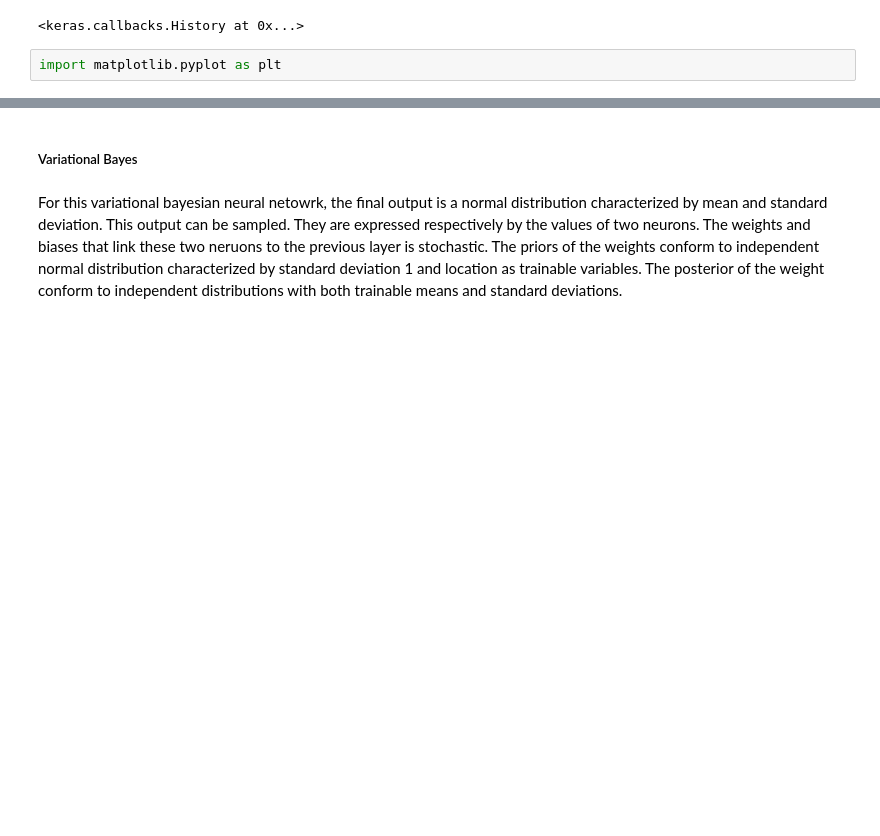
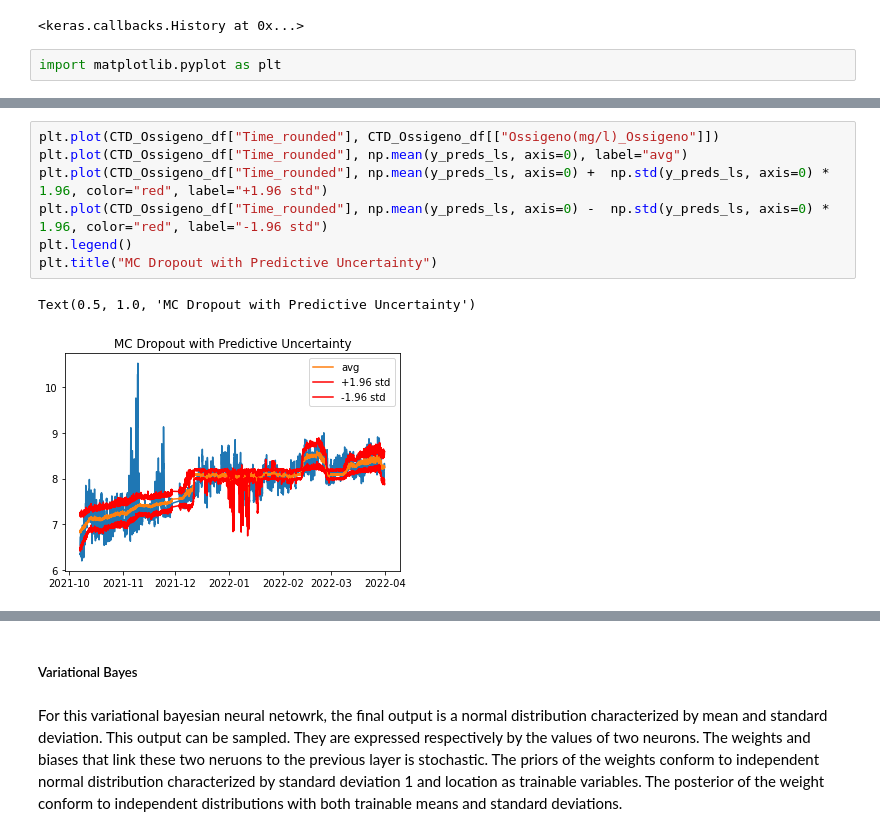
Before and after one commit to Multifaceted/Marine, a Jupyter notebook: Variational with Comments.ipynb, the cells around one changed output, grey strips where cells are left out. Drawn from its saved outputs; the diff is of its cells as text; blank space fills up the shorter version.

```diff
--- a/Variational with Comments.ipynb
+++ b/Variational with Comments.ipynb
@@ -375,0 +343,10 @@ Input1 <- layer_input ( shape = c (1) , dtype = ’ float32 ’, name =’ Input
+# %%
+plt.plot(CTD_Ossigeno_df["Time_rounded"], CTD_Ossigeno_df[["Ossigeno(mg/l)_Ossigeno"]])
+plt.plot(CTD_Ossigeno_df["Time_rounded"], np.mean(y_preds_ls, axis=0), label="avg")
+plt.plot(CTD_Ossigeno_df["Time_rounded"], np.mean(y_preds_ls, axis=0) +  np.std(y_preds_ls, axis=0) * 1.96, color="red", label="+1.96 std")
+plt.plot(CTD_Ossigeno_df["Time_rounded"], np.mean(y_preds_ls, axis=0) -  np.std(y_preds_ls, axis=0) * 1.96, color="red", label="-1.96 std")
+plt.legend()
+plt.title("MC Dropout with Predictive Uncertainty")
+# %% [output]
+Text(0.5, 1.0, 'MC Dropout with Predictive Uncertainty')
+[figure, added]
```
Also changed, not shown: parts of 33 cells of this notebook.
